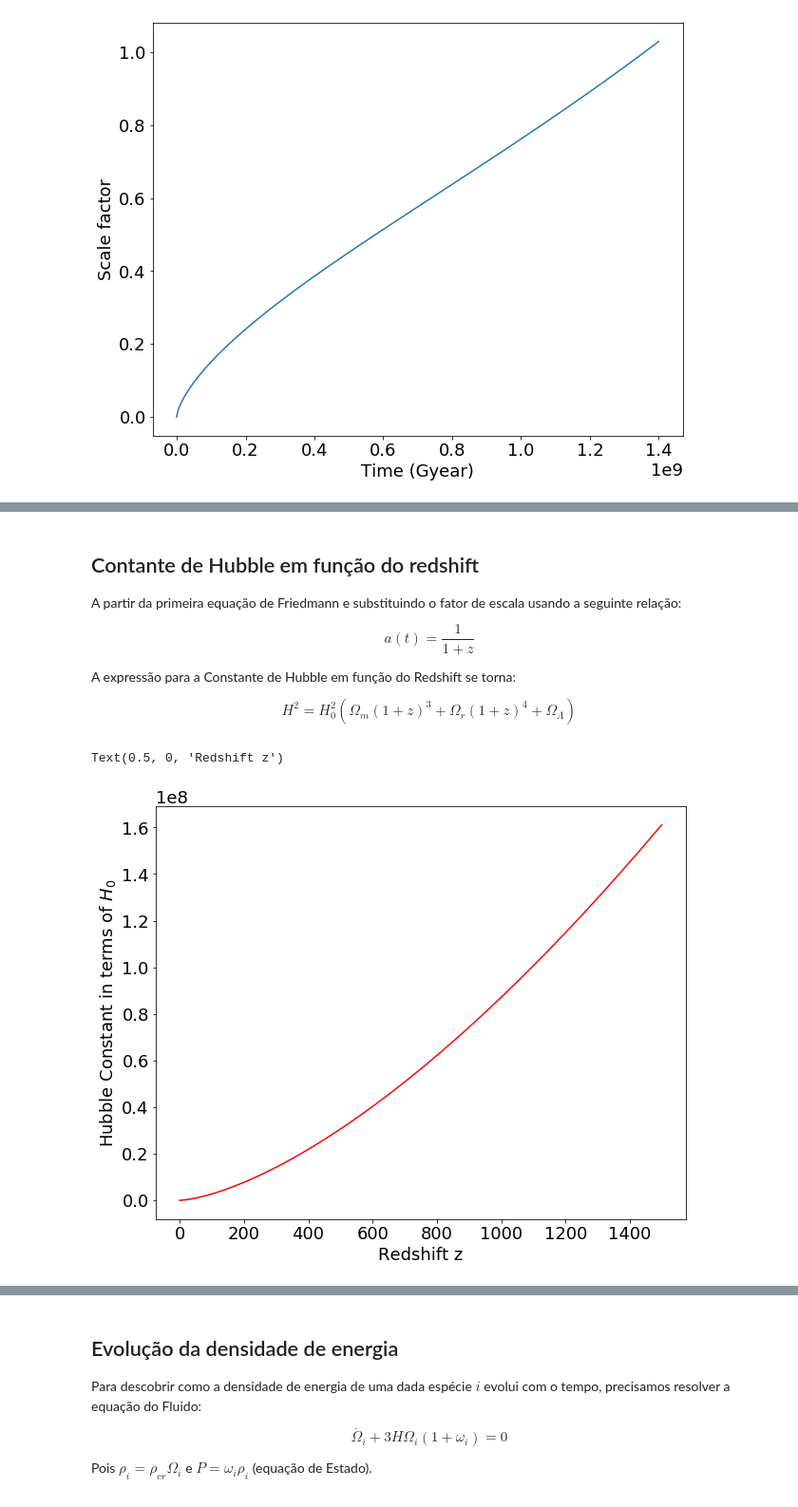
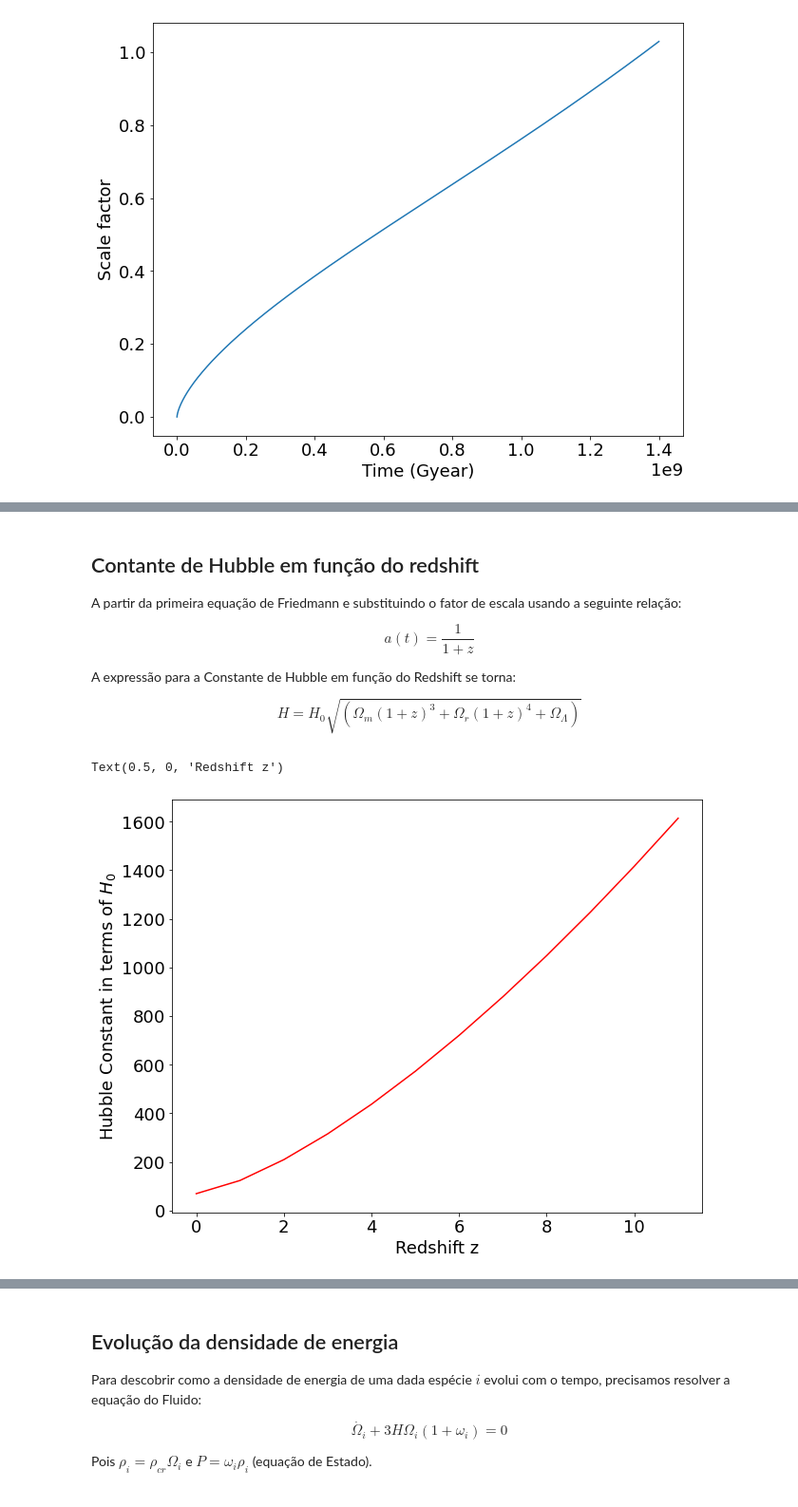
Before and after one commit to Corbanez97/Angular-correlation-CMB, a Jupyter notebook: UFE.ipynb, the cells around one changed output, grey strips where cells are left out. Shown at 95% size. Drawn from its saved outputs; the diff is of its cells as text; code cells hidden in the pictures.

```diff
--- a/UFE.ipynb
+++ b/UFE.ipynb
@@ -83,0 +84,18 @@ Text(0, 0.5, 'Scale factor')
+# %%
+a = []
+Hubble = []
+
+#H(a), a equação acima#
+
+def H_a(H_0, O_m, O_r, O_L, i):
+    return (H_0)*((O_r)*(i**(-4)) + (O_m)*(i**(-3)) + O_L)**0.5
+
+for i in np.arange(0.001, 1, 0.0001):
+    a.append(i)
+    H = H_a(H_0, Omega_m, Omega_r, Omega_L, i)
+    Hubble.append(H)
+
+plt.plot(a, Hubble, "C1")
+plt.yscale('log')
+plt.ylabel('Hubble Constant in terms of $H_0$')
+plt.xlabel('Fator de escala')
@@ -90,19 +111,22 @@ $$ a(t) = \frac{1}{1 + z} $$
 
 A expressão para a Constante de Hubble em função do Redshift se torna:
 
-$$ H^2 = H_0^2 \left(\Omega_m\left(1 + z\right)^3 + \Omega_r\left(1 + z\right)^4 +\Omega_\Lambda \right) $$
+$$ H = H_0 \sqrt{\left(\Omega_m\left(1 + z\right)^3 + \Omega_r\left(1 + z\right)^4 +\Omega_\Lambda \right)} $$
 # %%
 z = []
 Hubble = []
 
-for i in range(1500):
+def H_z(H_0, O_m, O_r, O_L, i):
+    return (H_0)*((O_m)*((1+i)**3) + (O_r)*((1+i)**4) + (O_L))**0.5
+
+for i in range(12):
     z.append(i)
-    H = (H_0**2)*((Omega_m)*((1+i)**3) + (Omega_r)*((1+i)**4) + (Omega_L))**0.5
+    H = H_z(H_0, Omega_m, Omega_r, Omega_L, i)
     Hubble.append(H)
 
 plt.plot(z, Hubble, 'r')
 plt.ylabel('Hubble Constant in terms of $H_0$')
 plt.xlabel('Redshift z')
 # %% [output]
 Text(0.5, 0, 'Redshift z')
-[figure, old version]
+[figure, new version]
```
Also changed, not shown: parts of 5 cells of this notebook.
